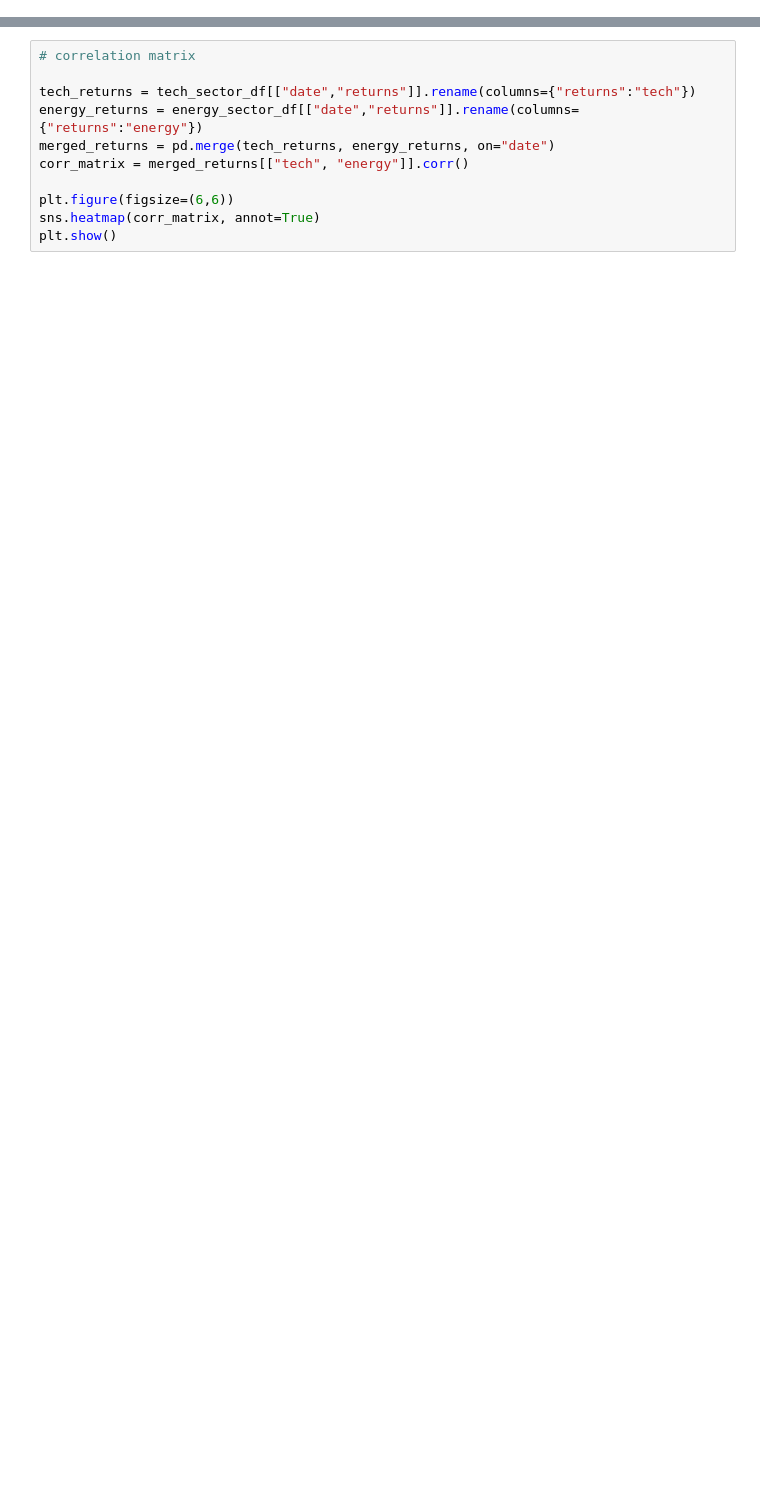
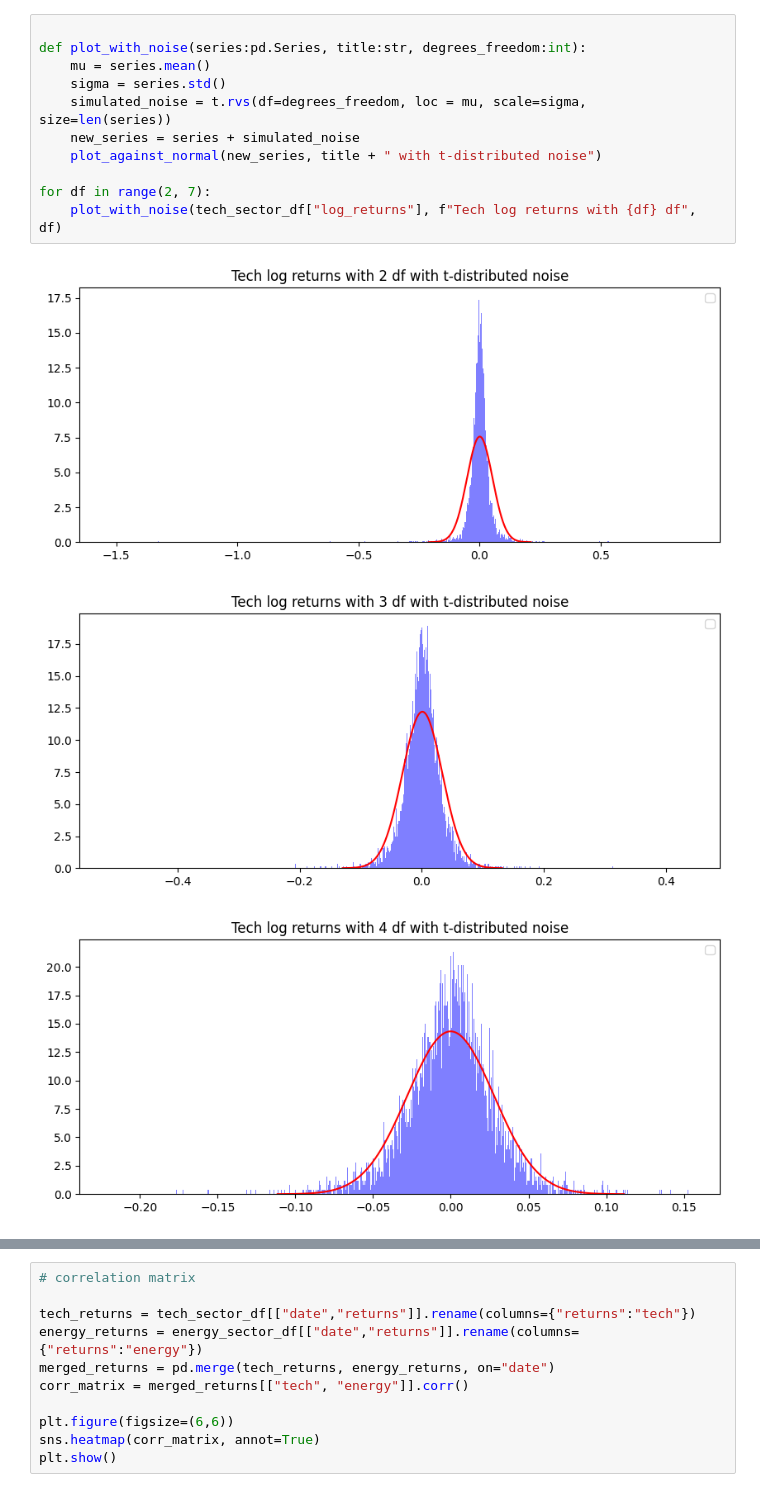
Before and after one commit to 4yushP4tel/RegimeDetectionAndPrediction, a Jupyter notebook: jupyterNoteBooks/regimeDetection.ipynb, the cells around one changed output, grey strips where cells are left out. Cells and saved outputs as stored; diff of their text form; blank space fills up the shorter version.

```diff
--- a/jupyterNoteBooks/regimeDetection.ipynb
+++ b/jupyterNoteBooks/regimeDetection.ipynb
@@ -48,0 +55,15 @@ plt.show()
+# %%
+
+def plot_with_noise(series:pd.Series, title:str, degrees_freedom:int):
+    mu = series.mean()
+    sigma = series.std()
+    simulated_noise = t.rvs(df=degrees_freedom, loc = mu, scale=sigma, size=len(series))
+    new_series = series + simulated_noise
+    plot_against_normal(new_series, title + " with t-distributed noise")
+
+for df in range(2, 7):
+    plot_with_noise(tech_sector_df["log_returns"], f"Tech log returns with {df} df", df)
+# %% [output]
+[figure, added]
+[figure, added]
+[figure, added]
```
Also changed, not shown: parts of 10 cells of this notebook, 3 other files.
